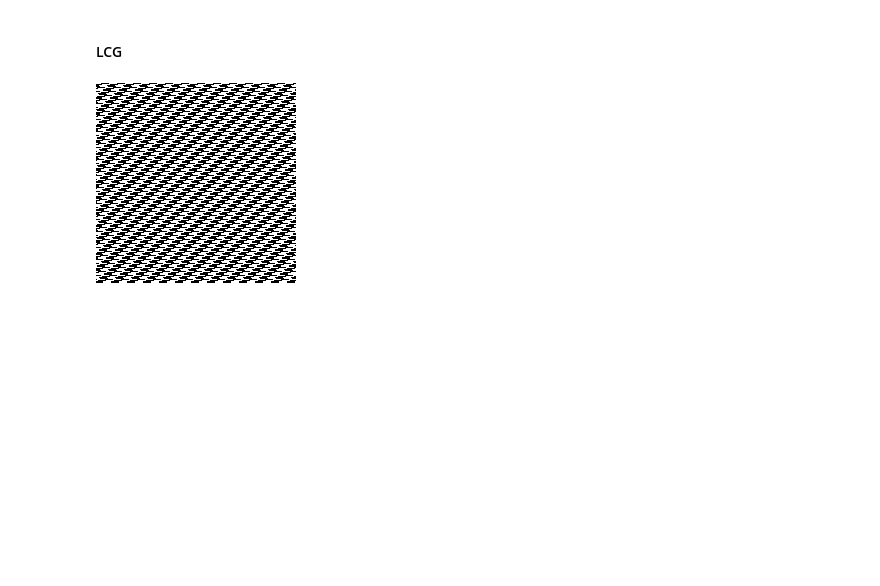
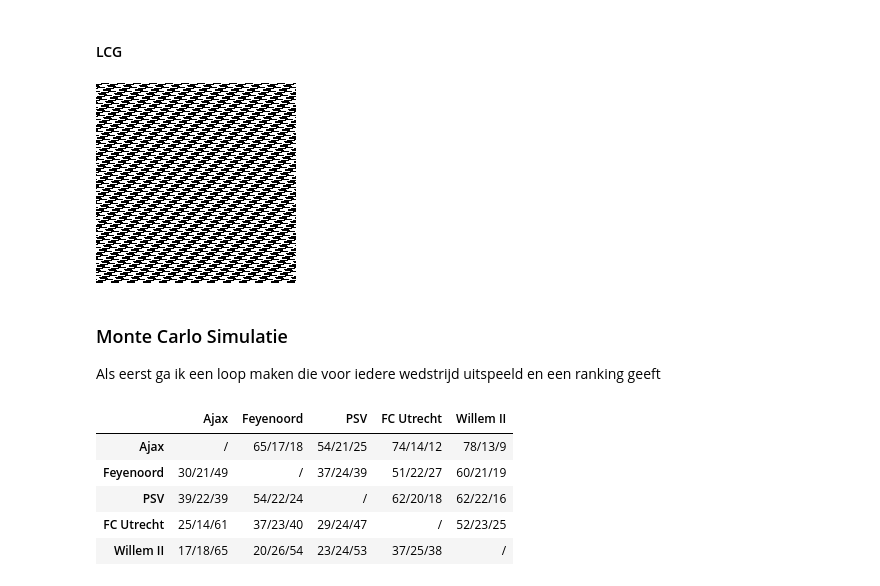
Before and after one commit to StanHaakman/Monte-Carlo-Voetbalcompetitie, a Jupyter notebook: main.ipynb, the cells around one changed output. Cells and saved outputs as stored; diff of their text form; code cells hidden in the pictures; blank space fills up the shorter version.

Commit message:
Load the odds in pandas dataframe

```diff
--- a/main.ipynb
+++ b/main.ipynb
@@ -80,3 +81,16 @@ lcg = LCG(1, 4321, 1234, 2**8)
 display(draw_randomness(lcg, 2**8))
 # %% [output]
 [figure]
+# %% [markdown]
+### Monte Carlo Simulatie
+Als eerst ga ik een loop maken die voor iedere wedstrijd uitspeeld en een ranking geeft
+# %%
+odds = pd.read_csv('odds.csv', names = ['Ajax', 'Feyenoord', 'PSV', 'FC Utrecht', 'Willem II'])
+odds
+# %% [output]
+|  | Ajax | Feyenoord | PSV | FC Utrecht | Willem II |
+| Ajax | / | 65/17/18 | 54/21/25 | 74/14/12 | 78/13/9 |
+| Feyenoord | 30/21/49 | / | 37/24/39 | 51/22/27 | 60/21/19 |
+| PSV | 39/22/39 | 54/22/24 | / | 62/20/18 | 62/22/16 |
+| FC Utrecht | 25/14/61 | 37/23/40 | 29/24/47 | / | 52/23/25 |
+| Willem II | 17/18/65 | 20/26/54 | 23/24/53 | 37/25/38 | / |
```
Also changed, not shown: parts of 1 cell of this notebook, 2 other files.
